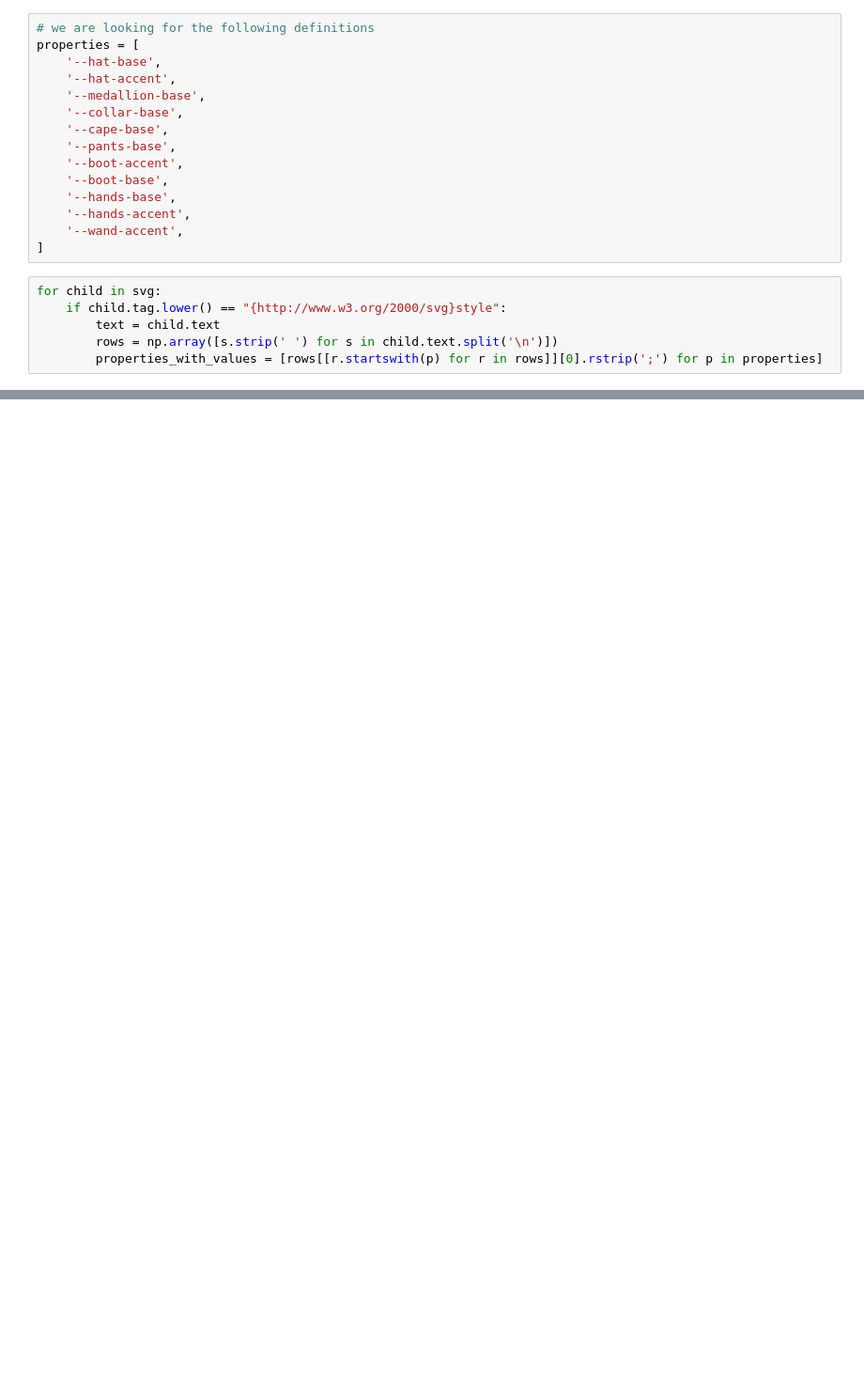
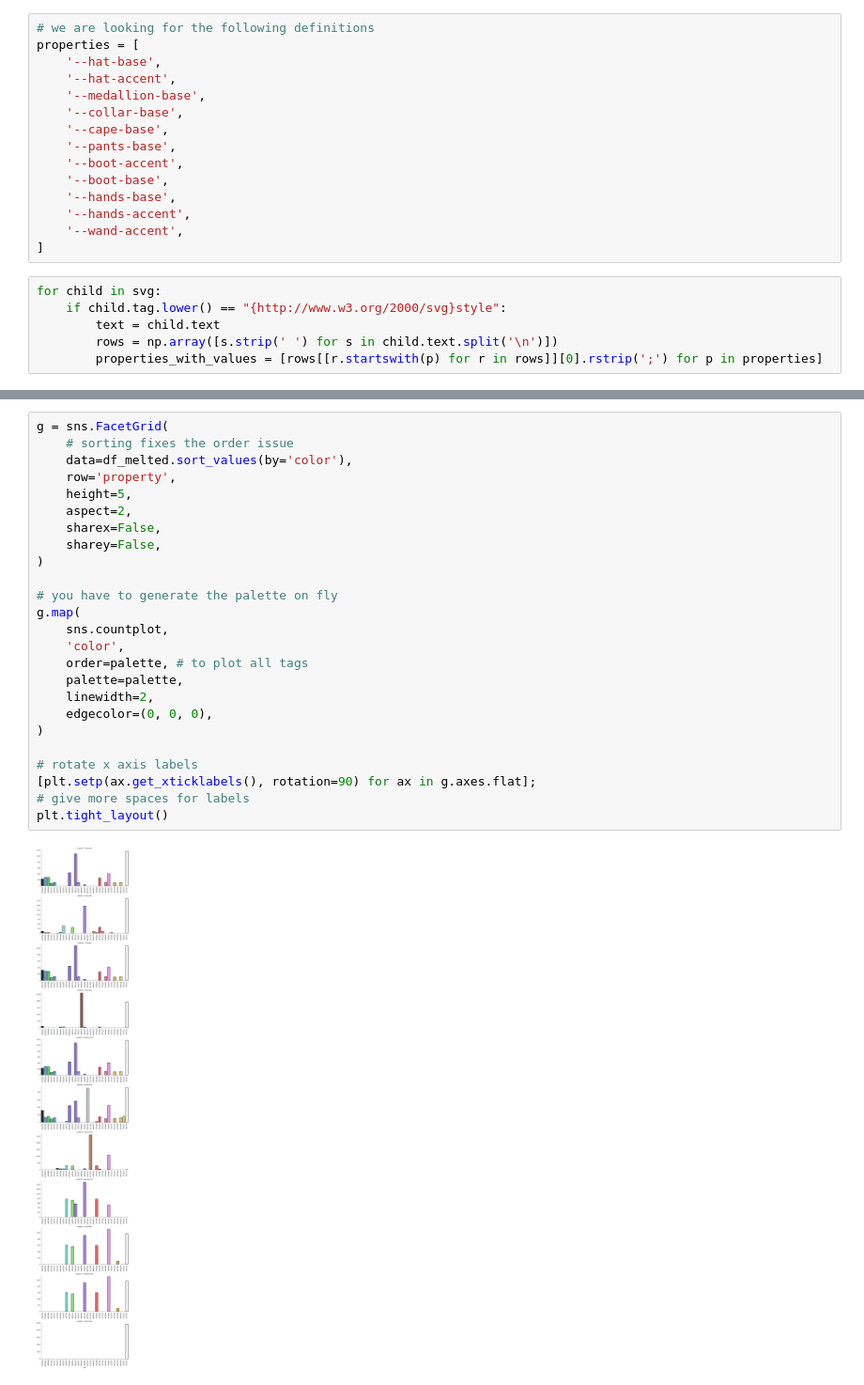
Before and after one commit to milkyklim/glass-of-milk, a Jupyter notebook: cheeze-wizard/notebooks/parse-svg.ipynb, the cells around one changed output, grey strips where cells are left out. Shown: that part at 94% size. Saved outputs shown, nothing was run; the diff lists cells and outputs as text; blank space fills up the shorter version.

```diff
--- a/cheeze-wizard/notebooks/parse-svg.ipynb
+++ b/cheeze-wizard/notebooks/parse-svg.ipynb
@@ -51,0 +166,27 @@ for child in svg:
+# %%
+g = sns.FacetGrid(
+    # sorting fixes the order issue
+    data=df_melted.sort_values(by='color'),
+    row='property',
+    height=5,
+    aspect=2,
+    sharex=False,
+    sharey=False,
+)
+
+# you have to generate the palette on fly
+g.map(
+    sns.countplot,
+    'color',
+    order=palette, # to plot all tags
+    palette=palette,
+    linewidth=2,
+    edgecolor=(0, 0, 0),
+)
+
+# rotate x axis labels
+[plt.setp(ax.get_xticklabels(), rotation=90) for ax in g.axes.flat];
+# give more spaces for labels
+plt.tight_layout()
+# %% [output]
+[figure, added]
```
Also changed, not shown: parts of 11 cells of this notebook.
